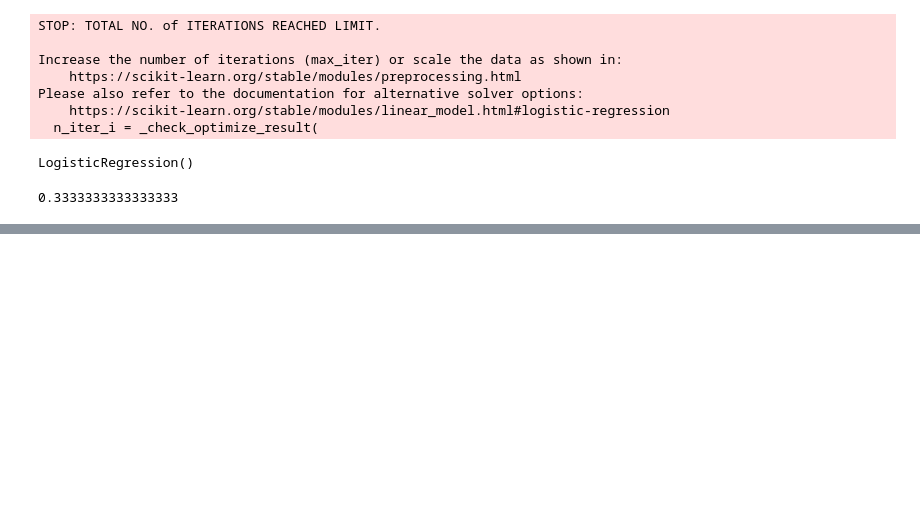
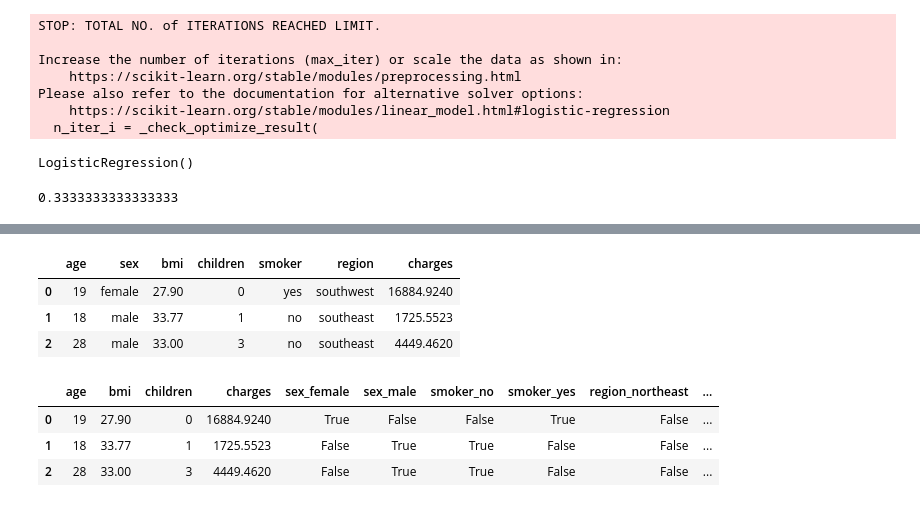
Before and after one commit to yashasvii005/summer_training, a Jupyter notebook: ml_models.ipynb, the cells around one changed output, grey strips where cells are left out. Drawn from its saved outputs; the diff is of its cells as text; code cells hidden in the pictures; blank space fills up the shorter version.

```diff
--- a/ml_models.ipynb
+++ b/ml_models.ipynb
@@ -147,0 +287,19 @@ accuracy_score(y_test , y_pred)
+# %%
+
+df = pd.read_csv('insurance.csv')
+# %%
+df.head(3)
+# %% [output]
+|  | age | sex | bmi | children | smoker | region | charges |
+| 0 | 19 | female | 27.90 | 0 | yes | southwest | 16884.9240 |
+| 1 | 18 | male | 33.77 | 1 | no | southeast | 1725.5523 |
+| 2 | 28 | male | 33.00 | 3 | no | southeast | 4449.4620 |
+# %%
+df = pd.get_dummies(df,columns= ['sex','smoker','region'])
+# %%
+df.head(3)
+# %% [output]
+|  | age | bmi | children | charges | sex_female | sex_male | smoker_no | smoker_yes | region_northeast | ... |
+| 0 | 19 | 27.90 | 0 | 16884.9240 | True | False | False | True | False | ... |
+| 1 | 18 | 33.77 | 1 | 1725.5523 | False | True | True | False | False | ... |
+| 2 | 28 | 33.00 | 3 | 4449.4620 | False | True | True | False | False | ... |
```
Also changed, not shown: parts of 74 cells of this notebook, 8 other files.
